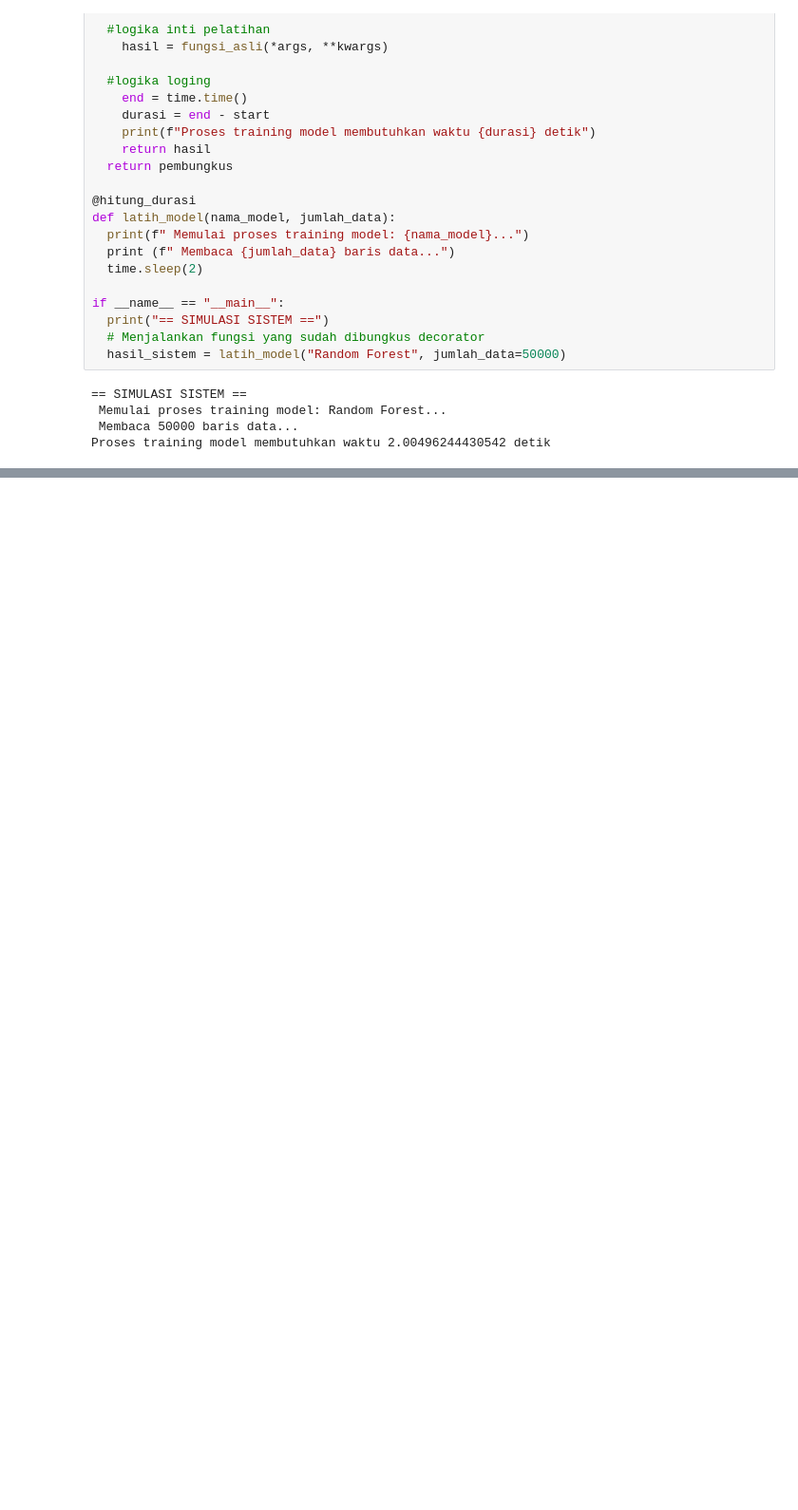
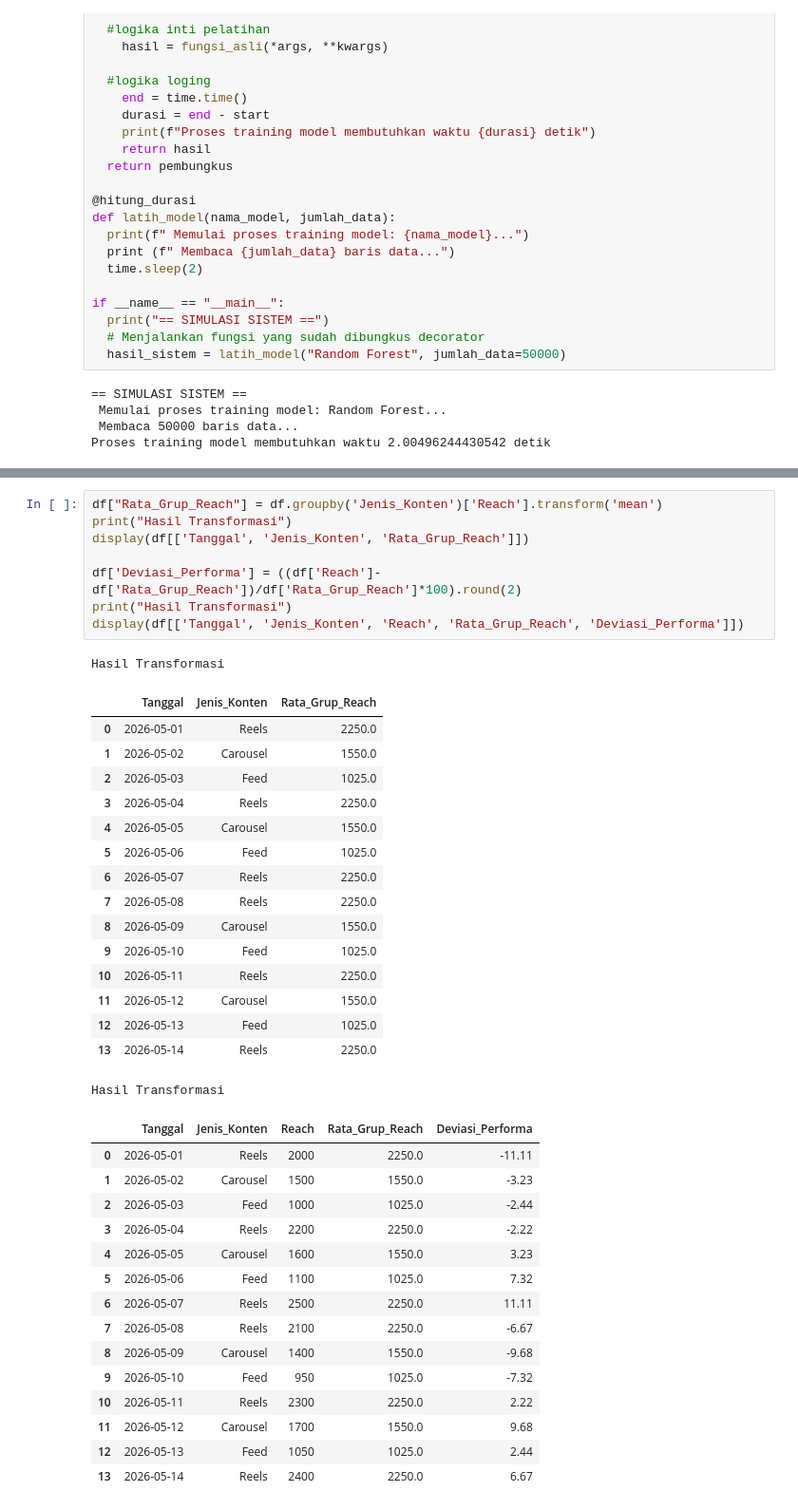
Before and after one commit to Karelptrp/source-code-smt2, a Jupyter notebook: matkul pak bisrul.ipynb, the cells around one changed output, grey strips where cells are left out. Shown at 95% size. Drawn from its saved outputs; the diff is of its cells as text; blank space fills up the shorter version.

```diff
--- a/matkul pak bisrul.ipynb
+++ b/matkul pak bisrul.ipynb
@@ -1207,0 +1359,41 @@ Proses training model membutuhkan waktu 2.00496244430542 detik
+# %%
+df["Rata_Grup_Reach"] = df.groupby('Jenis_Konten')['Reach'].transform('mean')
+print("Hasil Transformasi")
+display(df[['Tanggal', 'Jenis_Konten', 'Rata_Grup_Reach']])
+
+df['Deviasi_Performa'] = ((df['Reach']-df['Rata_Grup_Reach'])/df['Rata_Grup_Reach']*100).round(2)
+print("Hasil Transformasi")
+display(df[['Tanggal', 'Jenis_Konten', 'Reach', 'Rata_Grup_Reach', 'Deviasi_Performa']])
+# %% [output]
+Hasil Transformasi
+|  | Tanggal | Jenis_Konten | Rata_Grup_Reach |
+| 0 | 2026-05-01 | Reels | 2250.0 |
+| 1 | 2026-05-02 | Carousel | 1550.0 |
+| 2 | 2026-05-03 | Feed | 1025.0 |
+| 3 | 2026-05-04 | Reels | 2250.0 |
+| 4 | 2026-05-05 | Carousel | 1550.0 |
+| 5 | 2026-05-06 | Feed | 1025.0 |
+| 6 | 2026-05-07 | Reels | 2250.0 |
+| 7 | 2026-05-08 | Reels | 2250.0 |
+| 8 | 2026-05-09 | Carousel | 1550.0 |
+| 9 | 2026-05-10 | Feed | 1025.0 |
+| 10 | 2026-05-11 | Reels | 2250.0 |
+| 11 | 2026-05-12 | Carousel | 1550.0 |
+| 12 | 2026-05-13 | Feed | 1025.0 |
+| 13 | 2026-05-14 | Reels | 2250.0 |
+Hasil Transformasi
+|  | Tanggal | Jenis_Konten | Reach | Rata_Grup_Reach | Deviasi_Performa |
+| 0 | 2026-05-01 | Reels | 2000 | 2250.0 | -11.11 |
+| 1 | 2026-05-02 | Carousel | 1500 | 1550.0 | -3.23 |
+| 2 | 2026-05-03 | Feed | 1000 | 1025.0 | -2.44 |
+| 3 | 2026-05-04 | Reels | 2200 | 2250.0 | -2.22 |
+| 4 | 2026-05-05 | Carousel | 1600 | 1550.0 | 3.23 |
+| 5 | 2026-05-06 | Feed | 1100 | 1025.0 | 7.32 |
+| 6 | 2026-05-07 | Reels | 2500 | 2250.0 | 11.11 |
+| 7 | 2026-05-08 | Reels | 2100 | 2250.0 | -6.67 |
+| 8 | 2026-05-09 | Carousel | 1400 | 1550.0 | -9.68 |
+| 9 | 2026-05-10 | Feed | 950 | 1025.0 | -7.32 |
+| 10 | 2026-05-11 | Reels | 2300 | 2250.0 | 2.22 |
+| 11 | 2026-05-12 | Carousel | 1700 | 1550.0 | 9.68 |
+| 12 | 2026-05-13 | Feed | 1050 | 1025.0 | 2.44 |
+| 13 | 2026-05-14 | Reels | 2400 | 2250.0 | 6.67 |
```
Also changed, not shown: parts of 8 cells of this notebook.
